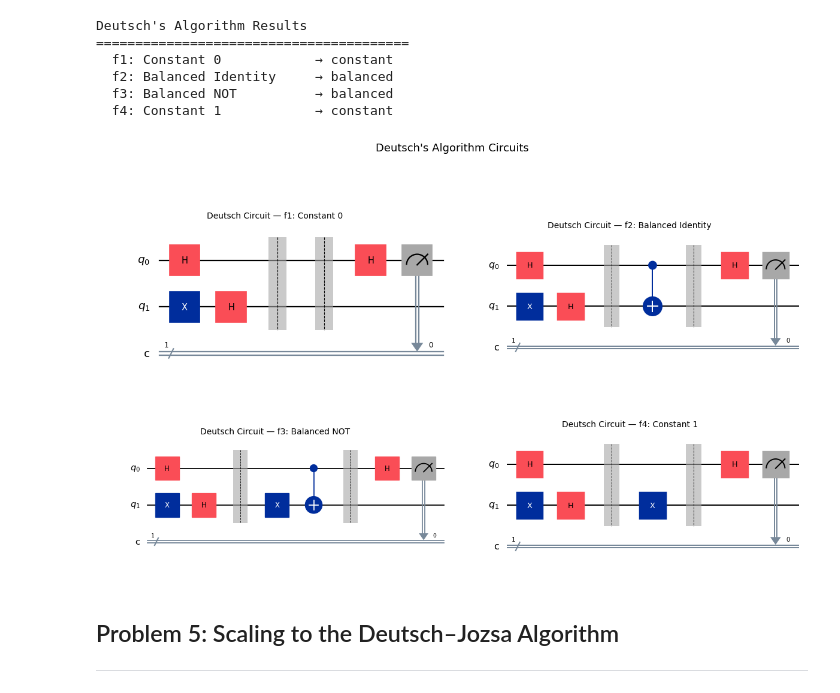
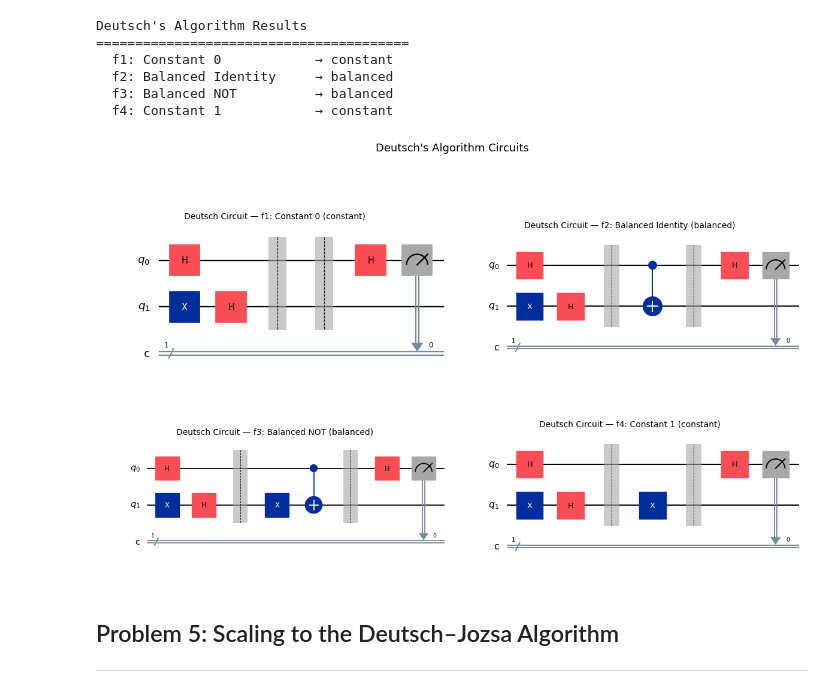
Before and after one commit to CianDickerHughes/EMERGING-TECHNOLOGIES-2026, a Jupyter notebook: problems.ipynb, the cells around one changed output. Drawn from its saved outputs; the diff is of its cells as text; code cells hidden in the pictures.

Commit message:
add coments and fix drawing deutsch circutit

```diff
--- a/problems.ipynb
+++ b/problems.ipynb
@@ -518,6 +518,7 @@ This function builds and runs the full Deutsch circuit for a given oracle.
 - **Output:** A string: `"constant"` or `"balanced"`
 - **Method:** Prepares the $|0\rangle|1\rangle$ state, applies Hadamards, appends the oracle, applies a final Hadamard on the input qubit, and reads off the result from the statevector
 # %%
+# Implements Deutsch's algorithm using Qiskit's Statevector simulator
 def deutsch_algorithm(oracle):
     """
     Implements Deutsch's algorithm for a single-bit Boolean function.
@@ -526,7 +527,8 @@ def deutsch_algorithm(oracle):
         oracle: A QuantumCircuit on 2 qubits implementing U_f
 
     Returns:
-        string: "constant" or "balanced"
+        tuple: (result, circuit) where result is "constant" or "balanced"
+               and circuit is the full Deutsch QuantumCircuit
     """
     # Step 1: Create circuit with 2 qubits and 1 classical bit
     qc = QuantumCircuit(2, 1)
@@ -535,11 +537,12 @@ def deutsch_algorithm(oracle):
     qc.x(1)
 
     # Step 3: Apply Hadamard to both qubits → |+⟩|−⟩
-    qc.h(0)
-    qc.h(1)
+    qc.h([0, 1])
 
     # Step 4: Apply the oracle U_f
+    qc.barrier()
     qc.compose(oracle, inplace=True)
+    qc.barrier()
 
     # Step 5: Apply Hadamard to the input qubit (qubit 0)
     qc.h(0)
@@ -548,7 +551,6 @@ def deutsch_algorithm(oracle):
     qc.measure(0, 0)
 
     # Step 7: Evaluate using statevector (simulate up to measurement)
-    # Remove measurement for statevector simulation
     qc_no_meas = qc.remove_final_measurements(inplace=False)
     sv = Statevector.from_label('00').evolve(qc_no_meas)
     probs = sv.probabilities([0])  # probabilities for qubit 0
@@ -556,15 +558,21 @@ def deutsch_algorithm(oracle):
     # If probability of measuring |0⟩ on qubit 0 is ~1 → constant
     # If probability of measuring |1⟩ on qubit 0 is ~1 → balanced
     if probs[0] > 0.5:
-        return "constant"
+        return "constant", qc
     else:
-        return "balanced"
+        return "balanced", qc
 # %%
 # Run Deutsch's algorithm on each oracle
 print("Deutsch's Algorithm Results")
 print("=" * 40)
+
+# Store results for later visualization
+results = []
+
+# Run Deutsch's algorithm on each oracle and store results
 for oracle, name in oracles:
-    result = deutsch_algorithm(oracle)
+    result, qc = deutsch_algorithm(oracle)
+    results.append((qc, name, result))
     print(f"  {name:<25} → {result}")
 # %% [output]
 Deutsch's Algorithm Results
@@ -574,29 +582,20 @@ Deutsch's Algorithm Results
   f3: Balanced NOT          → balanced
   f4: Constant 1            → constant
 # %%
-# Build and display the full Deutsch circuit for each oracle
+# Display the full Deutsch circuit for each oracle (reusing circuits from above)
 fig, axes = plt.subplots(2, 2, figsize=(12, 8))
 
-for ax, (oracle, name) in zip(axes.flat, oracles):
-    # Build the full Deutsch circuit with classical register
-    qc = QuantumCircuit(2, 1)
-    qc.x(1)
-    qc.h(0)
-    qc.h(1)
-    qc.barrier()
-    qc.compose(oracle, inplace=True)
-    qc.barrier()
-    qc.h(0)
-    qc.measure(0, 0)
+# Draw each Deutsch circuit with its result as the title
+for ax, (qc, name, result) in zip(axes.flat, results):
+    qc.draw('mpl', ax=ax)
+    ax.set_title(f"Deutsch Circuit — {name} ({result})", fontsize=10)
 
-    qc.draw('mpl', ax=ax)
-    ax.set_title(f"Deutsch Circuit — {name}", fontsize=10)
-
+# Add a main title and adjust layout and display
 plt.suptitle("Deutsch's Algorithm Circuits", fontsize=13, y=1.02)
 plt.tight_layout()
 plt.show()
 # %% [output]
-[figure, old version]
+[figure, new version]
 # %% [markdown]
 ## Problem 5: Scaling to the Deutsch–Jozsa Algorithm
 <a id="problem5"></a>
```
Also changed, not shown: parts of 1 cell of this notebook.
